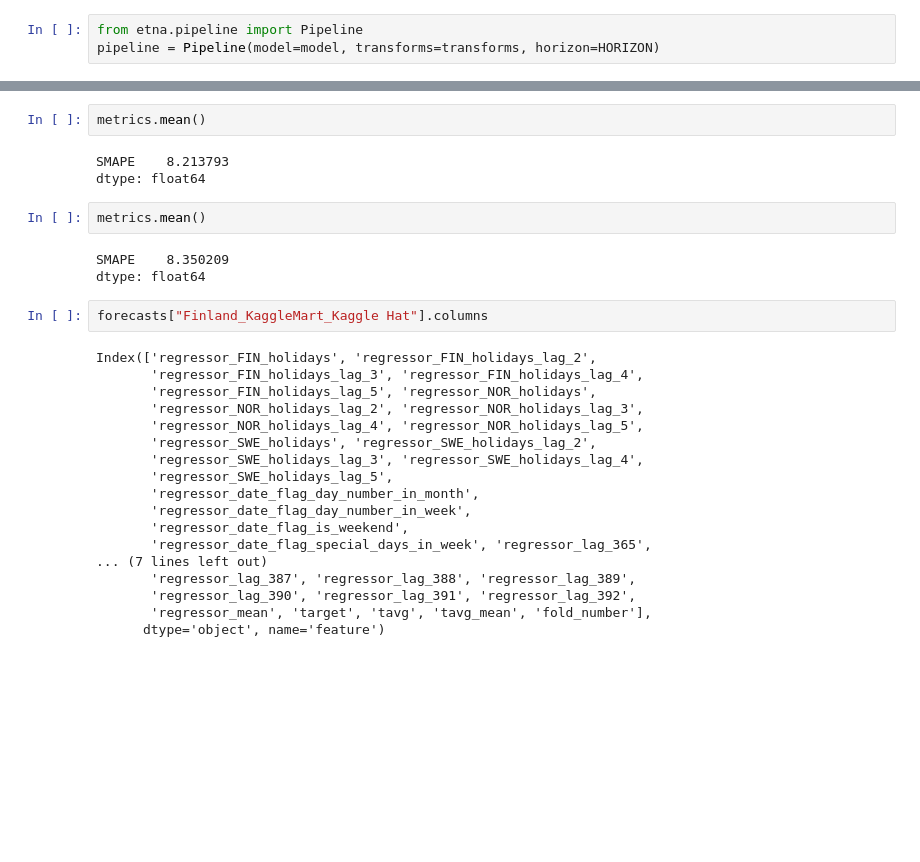
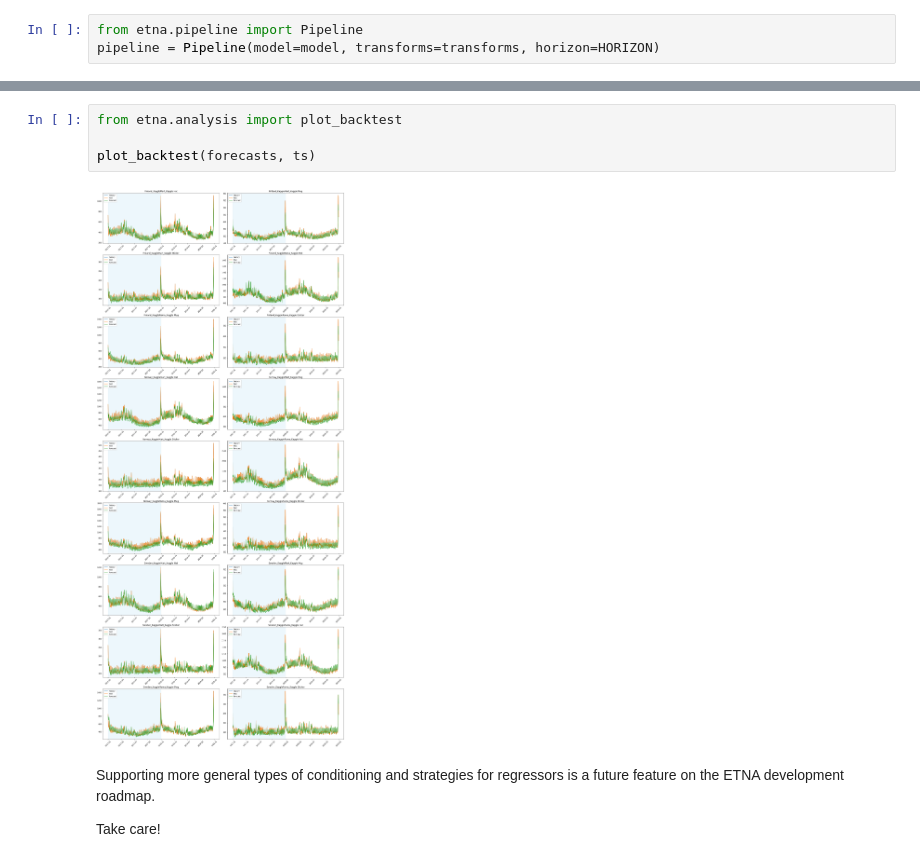
Before and after one commit to tinkoff-ai/etna, a Jupyter notebook: examples/exogenous_data.ipynb, the cells around one changed output, grey strips where cells are left out. Cells and saved outputs as stored; diff of their text form; blank space fills up the shorter version.

```diff
--- a/examples/exogenous_data.ipynb
+++ b/examples/exogenous_data.ipynb
@@ -165,30 +198,10 @@ dtype: float64
-# %%
-metrics.mean()
-# %% [output]
-SMAPE    8.213793
-dtype: float64
-# %%
-metrics.mean()
-# %% [output]
-SMAPE    8.350209
-dtype: float64
-# %%
-forecasts["Finland_KaggleMart_Kaggle Hat"].columns
-# %% [output]
-Index(['regressor_FIN_holidays', 'regressor_FIN_holidays_lag_2',
-       'regressor_FIN_holidays_lag_3', 'regressor_FIN_holidays_lag_4',
-       'regressor_FIN_holidays_lag_5', 'regressor_NOR_holidays',
-       'regressor_NOR_holidays_lag_2', 'regressor_NOR_holidays_lag_3',
-       'regressor_NOR_holidays_lag_4', 'regressor_NOR_holidays_lag_5',
-       'regressor_SWE_holidays', 'regressor_SWE_holidays_lag_2',
-       'regressor_SWE_holidays_lag_3', 'regressor_SWE_holidays_lag_4',
-       'regressor_SWE_holidays_lag_5',
-       'regressor_date_flag_day_number_in_month',
-       'regressor_date_flag_day_number_in_week',
-       'regressor_date_flag_is_weekend',
-       'regressor_date_flag_special_days_in_week', 'regressor_lag_365',
-... (7 lines left out)
-       'regressor_lag_387', 'regressor_lag_388', 'regressor_lag_389',
-       'regressor_lag_390', 'regressor_lag_391', 'regressor_lag_392',
-       'regressor_mean', 'target', 'tavg', 'tavg_mean', 'fold_number'],
-      dtype='object', name='feature')
+# %%
+from etna.analysis import plot_backtest
+
+plot_backtest(forecasts, ts)
+# %% [output]
+[figure, added]
+# %% [markdown]
+Supporting more general types of conditioning and strategies for regressors is a future feature on the ETNA development roadmap.
+
+Take care!
```
Also changed, not shown: parts of 12 cells of this notebook.
